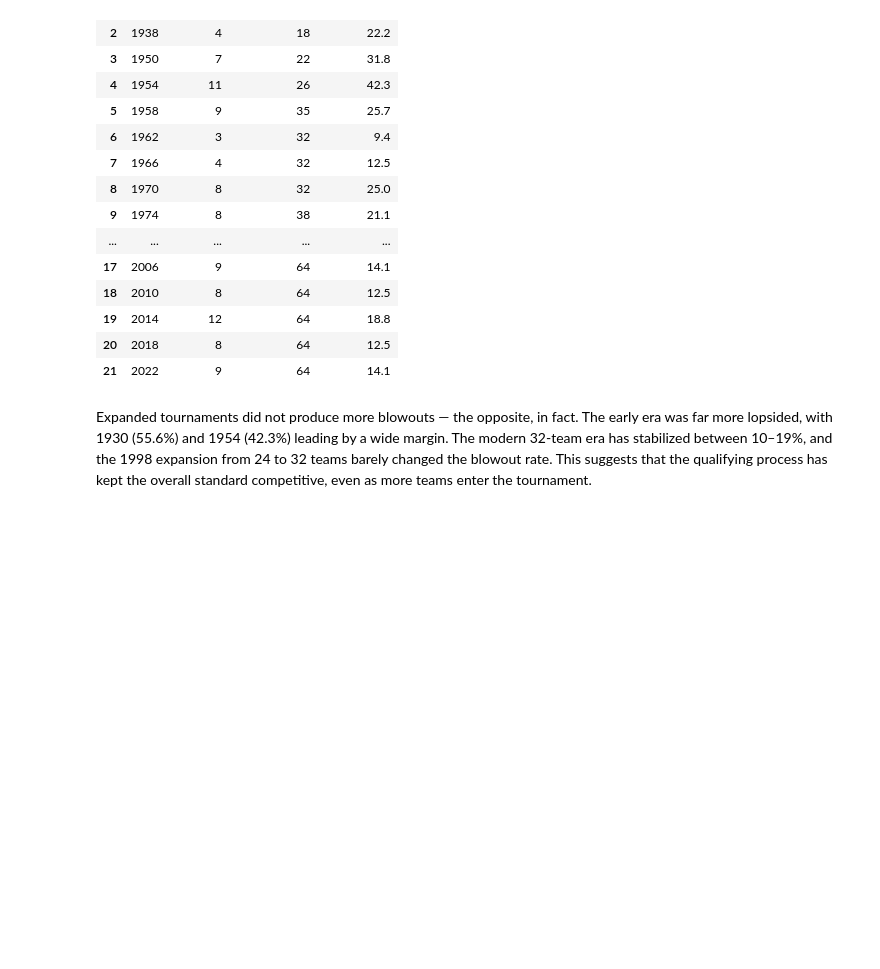
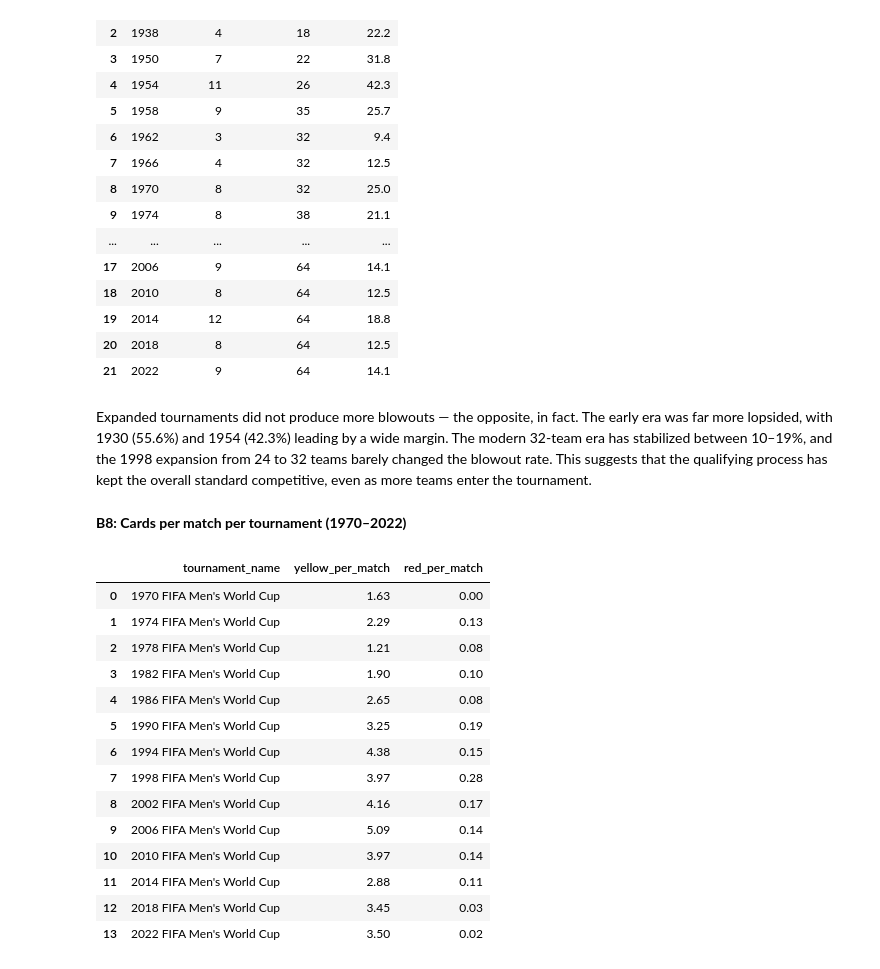
Before and after one commit to Nade94/data-analytics-portfolio-projects, a Jupyter notebook: world-cup-analysis/notebooks/worldcup_analysis.ipynb, the cells around one changed output. Drawn from its saved outputs; the diff is of its cells as text; code cells hidden in the pictures; blank space fills up the shorter version.

```diff
--- a/world-cup-analysis/notebooks/worldcup_analysis.ipynb..ipynb
+++ b/world-cup-analysis/notebooks/worldcup_analysis.ipynb
@@ -409,3 +409,37 @@ blowout_analysis
 | 21 | 2022 | 9 | 64 | 14.1 |
 # %% [markdown]
 Expanded tournaments did not produce more blowouts — the opposite, in fact. The early era was far more lopsided, with 1930 (55.6%) and 1954 (42.3%) leading by a wide margin. The modern 32-team era has stabilized between 10–19%, and the 1998 expansion from 24 to 32 teams barely changed the blowout rate. This suggests that the qualifying process has kept the overall standard competitive, even as more teams enter the tournament.
+# %% [markdown]
+**B8: Cards per match per tournament (1970–2022)**
+# %%
+cards_per_match = pd.read_sql("""
+                                SELECT tournament_name, ROUND(yellow_cards * 1.0 / total_matches, 2) AS yellow_per_match,
+                                ROUND(red_cards * 1.0 / total_matches, 2) AS red_per_match
+                                FROM (
+                                    SELECT tournament_name, SUM(yellow_card) AS yellow_cards, SUM(red_card) AS red_cards
+                                    FROM bookings
+                                    GROUP BY tournament_name) AS card_counts
+                                INNER JOIN (
+                                    SELECT tournament_name, COUNT(match_name) AS total_matches
+                                    FROM matches
+                                    GROUP BY tournament_name) AS match_count
+                                USING(tournament_name)
+                                WHERE tournament_name LIKE '%FIFA Men''s World Cup'
+                                ORDER BY tournament_name """, conn)
+cards_per_match
+# %% [output]
+|  | tournament_name | yellow_per_match | red_per_match |
+| 0 | 1970 FIFA Men's World Cup | 1.63 | 0.00 |
+| 1 | 1974 FIFA Men's World Cup | 2.29 | 0.13 |
+| 2 | 1978 FIFA Men's World Cup | 1.21 | 0.08 |
+| 3 | 1982 FIFA Men's World Cup | 1.90 | 0.10 |
+| 4 | 1986 FIFA Men's World Cup | 2.65 | 0.08 |
+| 5 | 1990 FIFA Men's World Cup | 3.25 | 0.19 |
+| 6 | 1994 FIFA Men's World Cup | 4.38 | 0.15 |
+| 7 | 1998 FIFA Men's World Cup | 3.97 | 0.28 |
+| 8 | 2002 FIFA Men's World Cup | 4.16 | 0.17 |
+| 9 | 2006 FIFA Men's World Cup | 5.09 | 0.14 |
+| 10 | 2010 FIFA Men's World Cup | 3.97 | 0.14 |
+| 11 | 2014 FIFA Men's World Cup | 2.88 | 0.11 |
+| 12 | 2018 FIFA Men's World Cup | 3.45 | 0.03 |
+| 13 | 2022 FIFA Men's World Cup | 3.50 | 0.02 |
```
Also changed, not shown: parts of 8 cells of this notebook.
